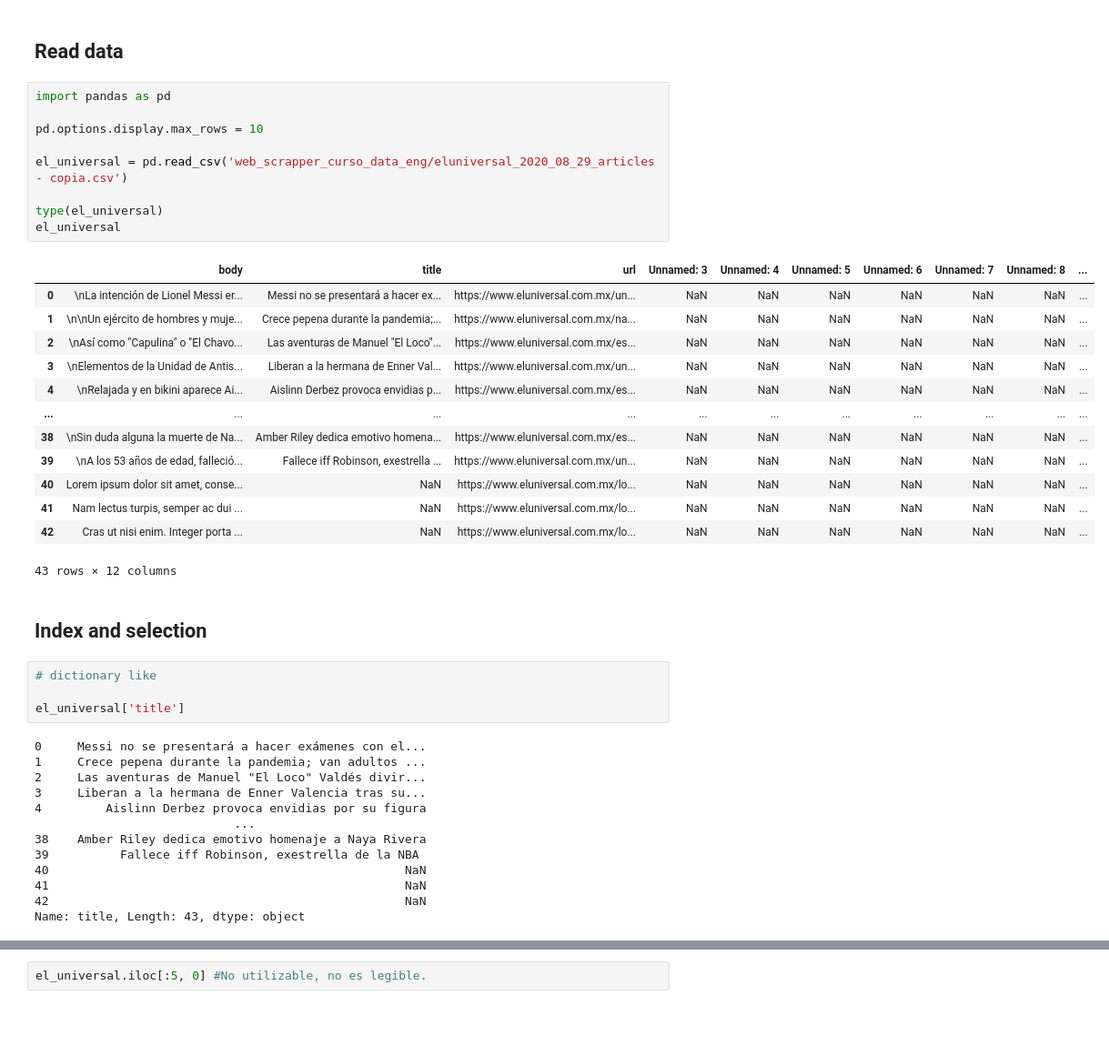
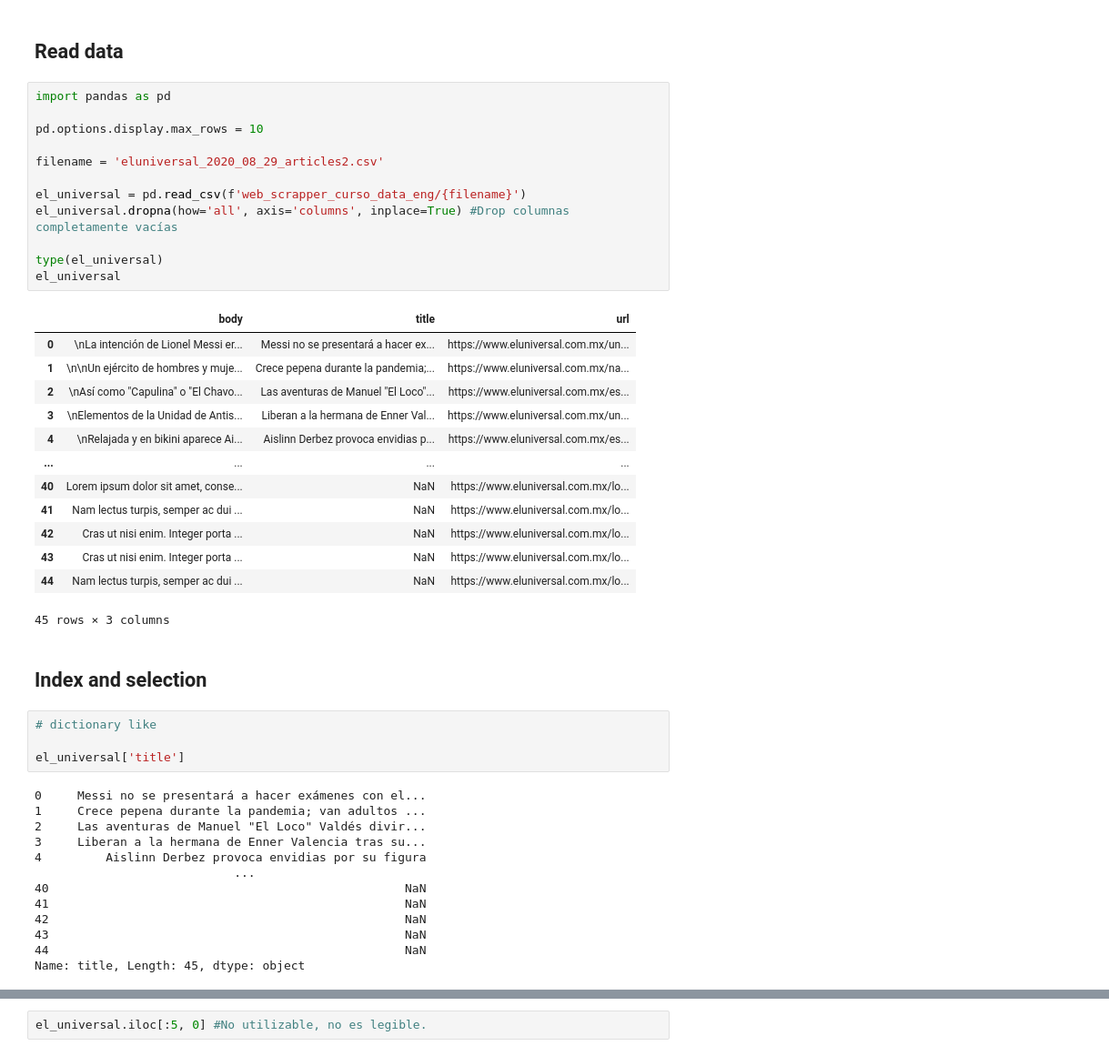
Before and after one commit to datormx/IngenieriaDatosPython, a Jupyter notebook: Platzi Data Live.ipynb, the cells around one changed output, grey strips where cells are left out. Shown at 91% size. Saved outputs shown, nothing was run; the diff lists cells and outputs as text; blank space fills up the shorter version.

Commit message:
Se agregaron métodos para elmiminar valores duplicados en Jupyter Notebook y en la receta. La receta está completa.

```diff
--- a/Platzi Data Live.ipynb
+++ b/Platzi Data Live.ipynb
@@ -228,26 +228,29 @@ frame_test3
 # %%
 import pandas as pd
 
 pd.options.display.max_rows = 10
 
-el_universal = pd.read_csv('web_scrapper_curso_data_eng/eluniversal_2020_08_29_articles - copia.csv')
+filename = 'eluniversal_2020_08_29_articles2.csv'
+
+el_universal = pd.read_csv(f'web_scrapper_curso_data_eng/{filename}')
+el_universal.dropna(how='all', axis='columns', inplace=True) #Drop columnas completamente vacías
 
 type(el_universal)
 el_universal
 # %% [output]
-|  | body | title | url | Unnamed: 3 | Unnamed: 4 | Unnamed: 5 | Unnamed: 6 | Unnamed: 7 | Unnamed: 8 | ... |
-| 0 | \nLa intención de Lionel Messi er... | Messi no se presentará a hacer ex... | https://www.eluniversal.com.mx/un... | NaN | NaN | NaN | NaN | NaN | NaN | ... |
-| 1 | \n\nUn ejército de hombres y muje... | Crece pepena durante la pandemia;... | https://www.eluniversal.com.mx/na... | NaN | NaN | NaN | NaN | NaN | NaN | ... |
-| 2 | \nAsí como "Capulina" o "El Chavo... | Las aventuras de Manuel "El Loco"... | https://www.eluniversal.com.mx/es... | NaN | NaN | NaN | NaN | NaN | NaN | ... |
-| 3 | \nElementos de la Unidad de Antis... | Liberan a la hermana de Enner Val... | https://www.eluniversal.com.mx/un... | NaN | NaN | NaN | NaN | NaN | NaN | ... |
-| 4 | \nRelajada y en bikini aparece Ai... | Aislinn Derbez provoca envidias p... | https://www.eluniversal.com.mx/es... | NaN | NaN | NaN | NaN | NaN | NaN | ... |
-| ... | ... | ... | ... | ... | ... | ... | ... | ... | ... | ... |
-| 38 | \nSin duda alguna la muerte de Na... | Amber Riley dedica emotivo homena... | https://www.eluniversal.com.mx/es... | NaN | NaN | NaN | NaN | NaN | NaN | ... |
-| 39 | \nA los 53 años de edad, falleció... | Fallece iff Robinson, exestrella ... | https://www.eluniversal.com.mx/un... | NaN | NaN | NaN | NaN | NaN | NaN | ... |
-| 40 | Lorem ipsum dolor sit amet, conse... | NaN | https://www.eluniversal.com.mx/lo... | NaN | NaN | NaN | NaN | NaN | NaN | ... |
-| 41 | Nam lectus turpis, semper ac dui ... | NaN | https://www.eluniversal.com.mx/lo... | NaN | NaN | NaN | NaN | NaN | NaN | ... |
-| 42 | Cras ut nisi enim. Integer porta ... | NaN | https://www.eluniversal.com.mx/lo... | NaN | NaN | NaN | NaN | NaN | NaN | ... |
+|  | body | title | url |
+| 0 | \nLa intención de Lionel Messi er... | Messi no se presentará a hacer ex... | https://www.eluniversal.com.mx/un... |
+| 1 | \n\nUn ejército de hombres y muje... | Crece pepena durante la pandemia;... | https://www.eluniversal.com.mx/na... |
+| 2 | \nAsí como "Capulina" o "El Chavo... | Las aventuras de Manuel "El Loco"... | https://www.eluniversal.com.mx/es... |
+| 3 | \nElementos de la Unidad de Antis... | Liberan a la hermana de Enner Val... | https://www.eluniversal.com.mx/un... |
+| 4 | \nRelajada y en bikini aparece Ai... | Aislinn Derbez provoca envidias p... | https://www.eluniversal.com.mx/es... |
+| ... | ... | ... | ... |
+| 40 | Lorem ipsum dolor sit amet, conse... | NaN | https://www.eluniversal.com.mx/lo... |
+| 41 | Nam lectus turpis, semper ac dui ... | NaN | https://www.eluniversal.com.mx/lo... |
+| 42 | Cras ut nisi enim. Integer porta ... | NaN | https://www.eluniversal.com.mx/lo... |
+| 43 | Cras ut nisi enim. Integer porta ... | NaN | https://www.eluniversal.com.mx/lo... |
+| 44 | Nam lectus turpis, semper ac dui ... | NaN | https://www.eluniversal.com.mx/lo... |
-43 rows × 12 columns
+45 rows × 3 columns
 # %% [markdown]
 ## Index and selection
 # %%
@@ -261,12 +264,12 @@ el_universal['title']
 3     Liberan a la hermana de Enner Valencia tras su...
 4         Aislinn Derbez provoca envidias por su figura
                             ...
-38    Amber Riley dedica emotivo homenaje a Naya Rivera
-39          Fallece iff Robinson, exestrella de la NBA
 40                                                  NaN
 41                                                  NaN
 42                                                  NaN
-Name: title, Length: 43, dtype: object
+43                                                  NaN
+44                                                  NaN
+Name: title, Length: 45, dtype: object
 # %%
 el_universal[['title', 'url']]
 # %% [output]
```
Also changed, not shown: parts of 27 cells of this notebook, 4 other files.
